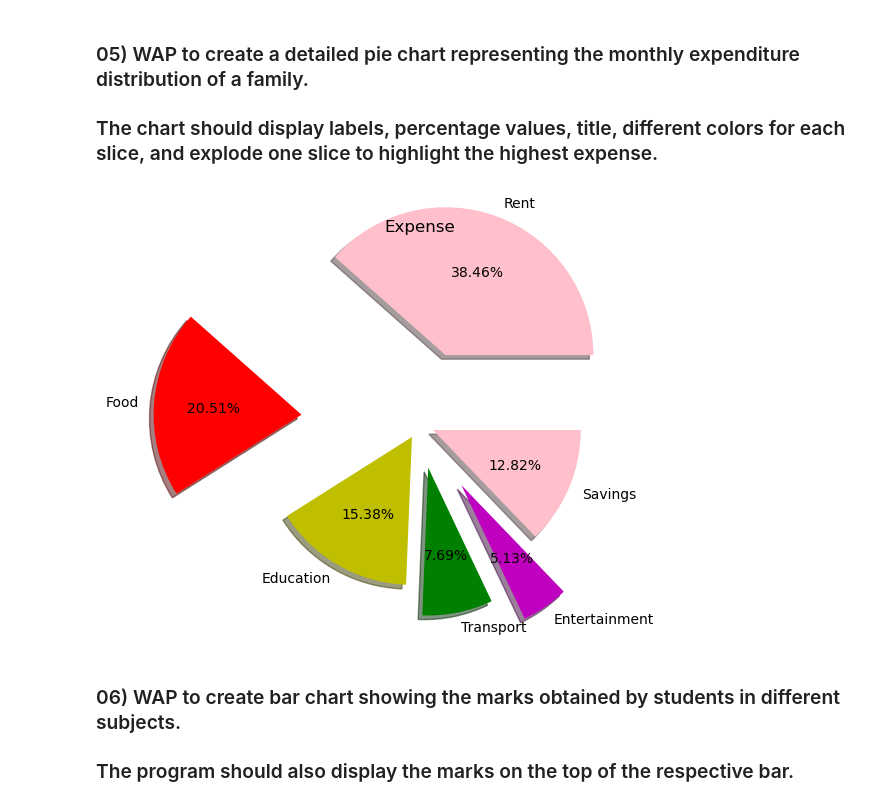
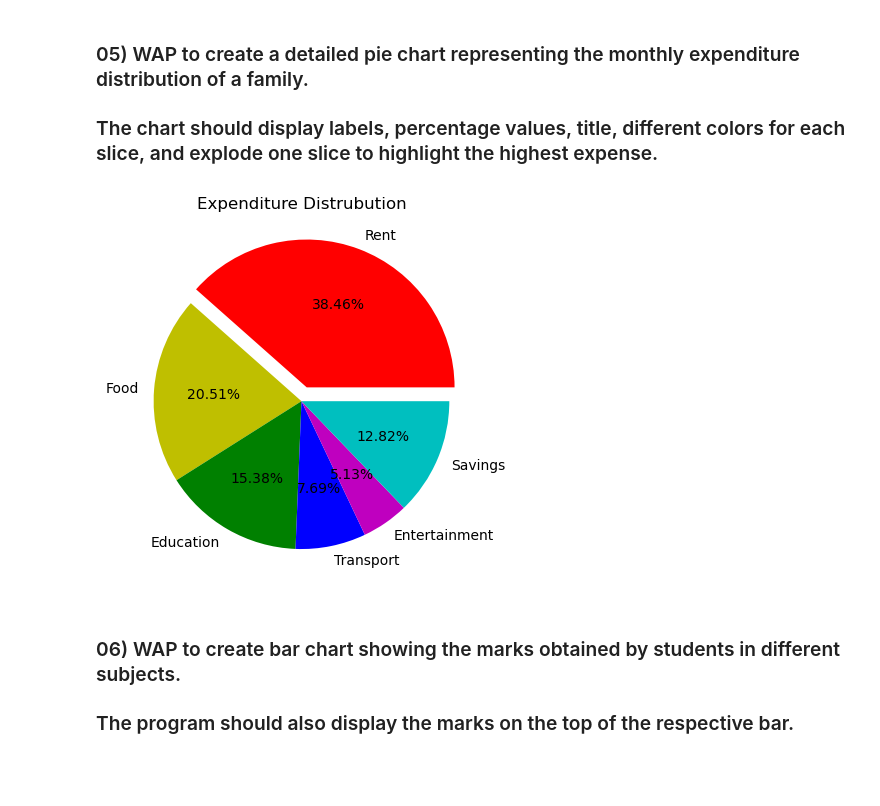
Before and after one commit to Dhruvkakkkad007/Python-Lab-Work, a Jupyter notebook: Python Programming - Lab - 14.ipynb, the cells around one changed output. Cells and saved outputs as stored; diff of their text form; code cells hidden in the pictures; blank space fills up the shorter version.

```diff
--- a/Python Programming - Lab - 14.ipynb
+++ b/Python Programming - Lab - 14.ipynb
@@ -82,10 +72,10 @@ Amount = [15000, 8000, 6000, 3000, 2000, 5000]
 # %%
-clr = ['pink','r','y','g','m']
-plt.pie(Amount,labels = Categories ,radius = 1,autopct = '%1.2f%%',colors=clr,explode=[0.5,0.8,0.1,0.3,0.5,0.1],shadow=True)
-plt.title('Expense')
+color = ["r","y","g","b","m","c"]
+plt.pie(Amount , labels=Categories , colors = color ,autopct = "%1.2f%%", explode=[0.1,0,0,0,0,0])
+plt.title("Expenditure Distrubution")
 plt.show()
 # %% [output]
-[figure, old version]
+[figure, new version]
 # %% [markdown]
 ### 06) WAP to create bar chart showing the marks obtained by students in different subjects.
 ### The program should also display the marks on the top of the respective bar.
```
Also changed, not shown: parts of 19 cells of this notebook, 20 other files.
